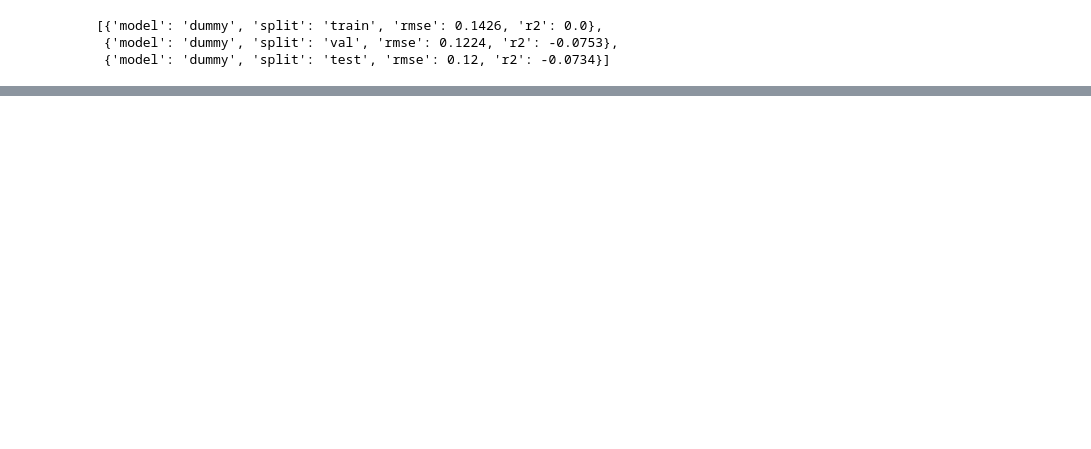
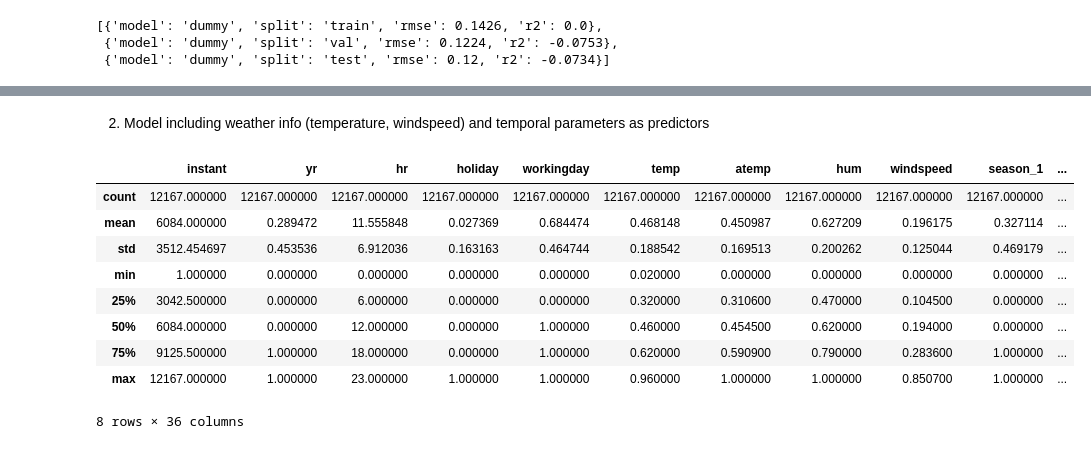
Before and after one commit to sillehm/DataSci-AU-24, a Jupyter notebook: nbs/group_RMDS/exercise_SHM.ipynb, the cells around one changed output, grey strips where cells are left out. Saved outputs shown, nothing was run; the diff lists cells and outputs as text; code cells hidden in the pictures; blank space fills up the shorter version.

```diff
--- a/nbs/group_RMDS/exercise_SHM.ipynb
+++ b/nbs/group_RMDS/exercise_SHM.ipynb
@@ -176,0 +242,15 @@ performances
+# %% [markdown]
+2. Model including weather info (temperature, windspeed) and temporal parameters as predictors
+# %%
+X_train.describe()
+# %% [output]
+|  | instant | yr | hr | holiday | workingday | temp | atemp | hum | windspeed | season_1 | ... |
+| count | 12167.000000 | 12167.000000 | 12167.000000 | 12167.000000 | 12167.000000 | 12167.000000 | 12167.000000 | 12167.000000 | 12167.000000 | 12167.000000 | ... |
+| mean | 6084.000000 | 0.289472 | 11.555848 | 0.027369 | 0.684474 | 0.468148 | 0.450987 | 0.627209 | 0.196175 | 0.327114 | ... |
+| std | 3512.454697 | 0.453536 | 6.912036 | 0.163163 | 0.464744 | 0.188542 | 0.169513 | 0.200262 | 0.125044 | 0.469179 | ... |
+| min | 1.000000 | 0.000000 | 0.000000 | 0.000000 | 0.000000 | 0.020000 | 0.000000 | 0.000000 | 0.000000 | 0.000000 | ... |
+| 25% | 3042.500000 | 0.000000 | 6.000000 | 0.000000 | 0.000000 | 0.320000 | 0.310600 | 0.470000 | 0.104500 | 0.000000 | ... |
+| 50% | 6084.000000 | 0.000000 | 12.000000 | 0.000000 | 1.000000 | 0.460000 | 0.454500 | 0.620000 | 0.194000 | 0.000000 | ... |
+| 75% | 9125.500000 | 1.000000 | 18.000000 | 0.000000 | 1.000000 | 0.620000 | 0.590900 | 0.790000 | 0.283600 | 1.000000 | ... |
+| max | 12167.000000 | 1.000000 | 23.000000 | 1.000000 | 1.000000 | 0.960000 | 1.000000 | 1.000000 | 0.850700 | 1.000000 | ... |
+8 rows × 36 columns
```
Also changed, not shown: parts of 21 cells of this notebook, 5 other files.
